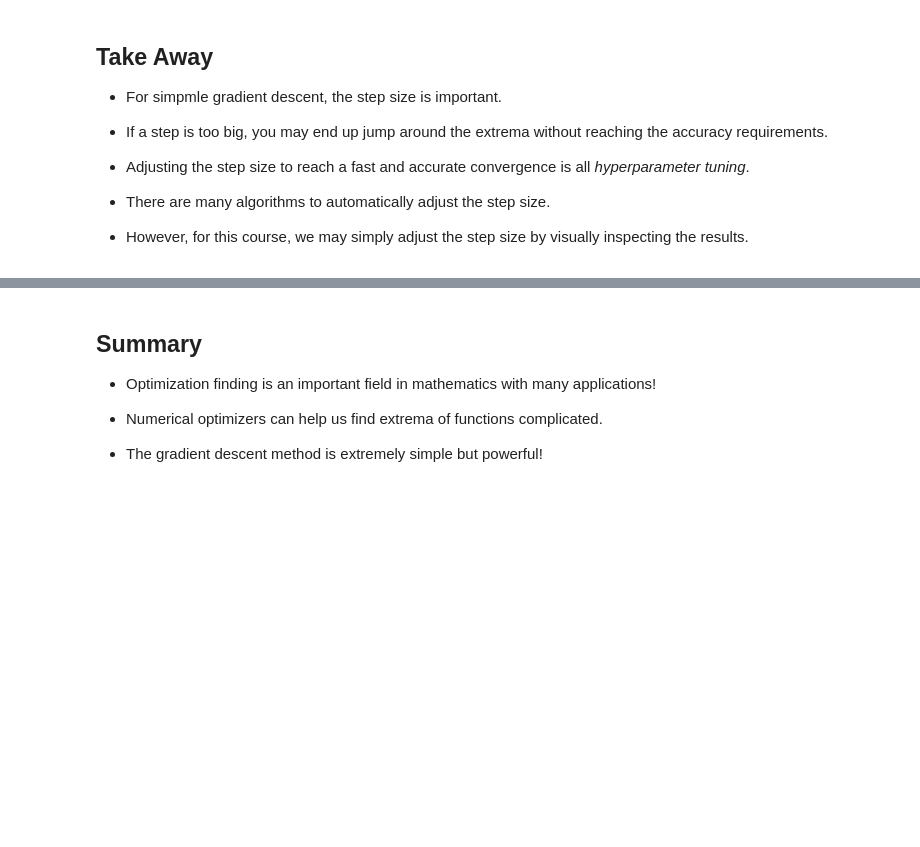
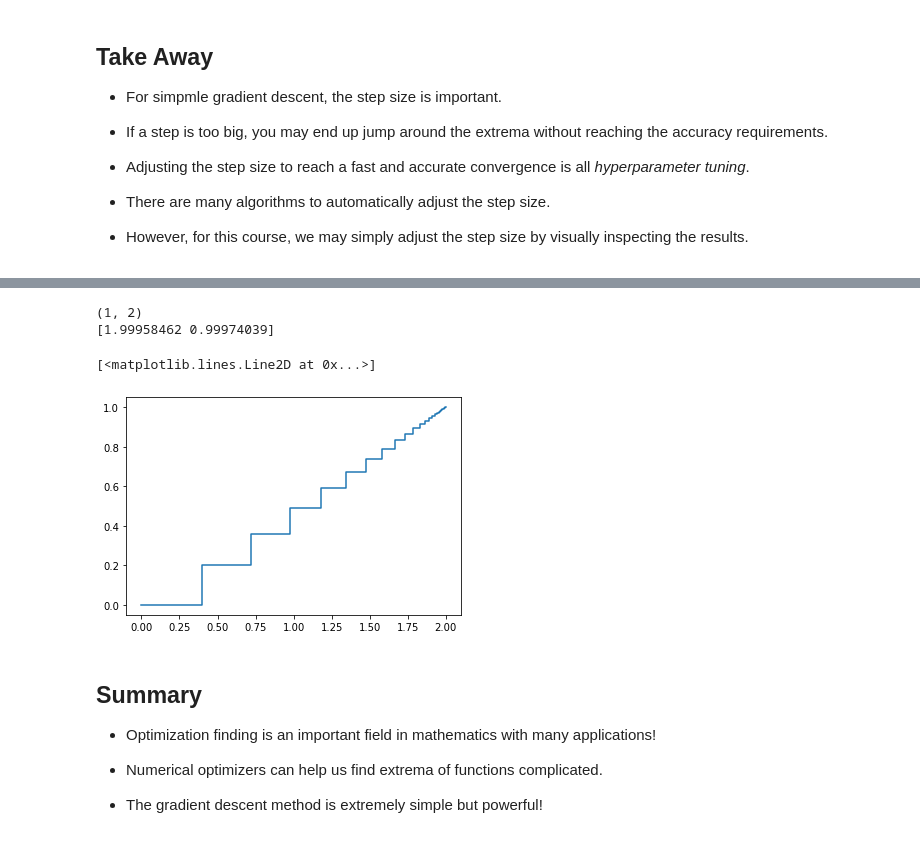
Before and after one commit to uarizona-2021spring-phys105a/phys105a, a Jupyter notebook: 10/optimization.ipynb, the cells around one changed output, grey strips where cells are left out. Drawn from its saved outputs; the diff is of its cells as text; code cells hidden in the pictures; blank space fills up the shorter version.

Commit message:
Implement a 2D minimizer

```diff
--- a/10/optimization.ipynb
+++ b/10/optimization.ipynb
@@ -157,11 +157,11 @@ Exception: Too many iterations
 # To understand why the algorithm breaks, let's modify our
 # gradient descent method output more information.
 
-def minimize(f, h_x, x, alpha, acc=1e-3, nmax=1000):
+def minimize(f, f_x, x, alpha, acc=1e-3, nmax=1000):
     l = np.array([x])
     for _ in range(nmax):
         y   = f(x)
-        y_x = h_x(x)
+        y_x = f_x(x)
         if abs(y_x) <= acc:
             return l
         x -= alpha * y_x
@@ -206,3 +216,43 @@ plt.ylim(-100, -50)
+# %%
+# Let's implement a two-dimension minimizer
+
+def minimize(f, f_x, f_y, x, y, alpha, acc=1e-3, nmax=1000):
+    l = np.array([[x, y]])
+    print(l.shape)
+    for i in range(nmax):
+        z   = f(x, y)
+        z_x = f_x(x, y)
+        z_y = f_y(x, y)
+        if z_x*z_x + z_y*z_y <= acc * acc:
+            return l
+        if i % 2 == 0:
+            x -= alpha * z_x
+        else:
+            y -= alpha * z_y
+        l = np.vstack((l, [x, y]))
+
+    raise Exception("Too many iterations", l)
+# %%
+# Test our implementation
+
+def g(x, y):
+    return (x - 2)**2 + (y - 1)**2
+
+def g_x(x, y):
+    return 2 * (x - 2)
+
+def g_y(x, y):
+    return 2 * (y - 1)
+
+l1 = minimize(g, g_x, g_y, 0, 0, 0.1)
+
+print(l1[-1,:])
+plt.plot(l1[:,0], l1[:,1])
+# %% [output]
+(1, 2)
+[1.99958462 0.99974039]
+[<matplotlib.lines.Line2D at 0x...>]
+[figure, added]
 # %% [markdown]
 ## Summary
 
```
Also changed, not shown: parts of 2 cells of this notebook.
